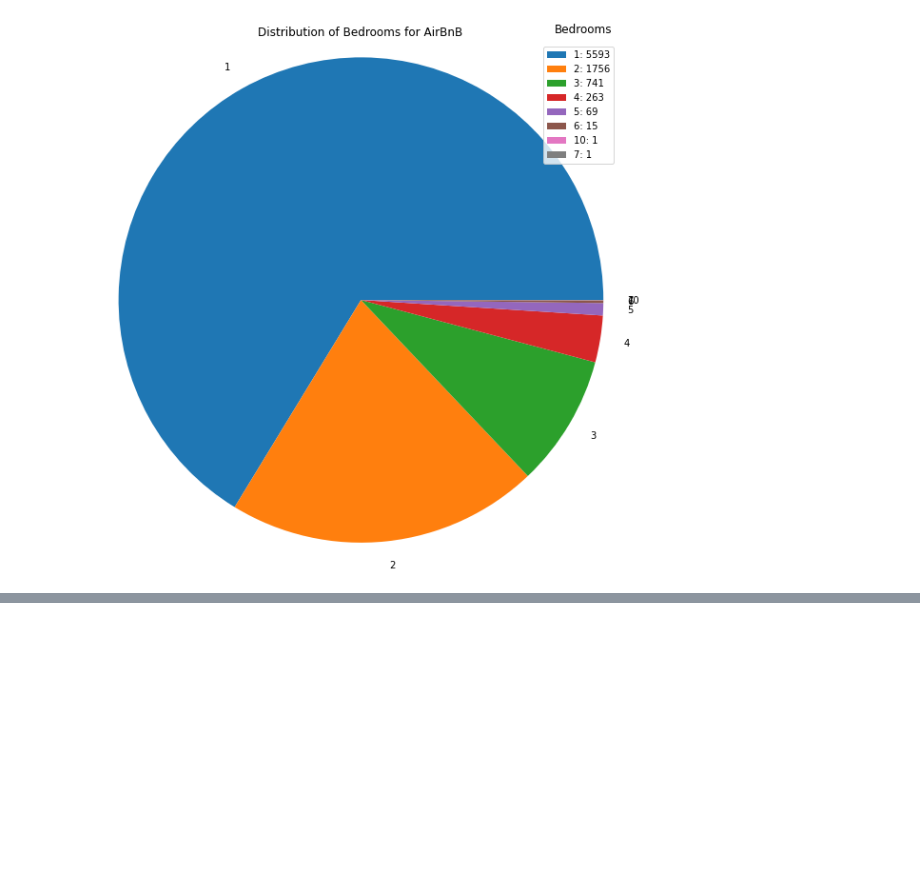
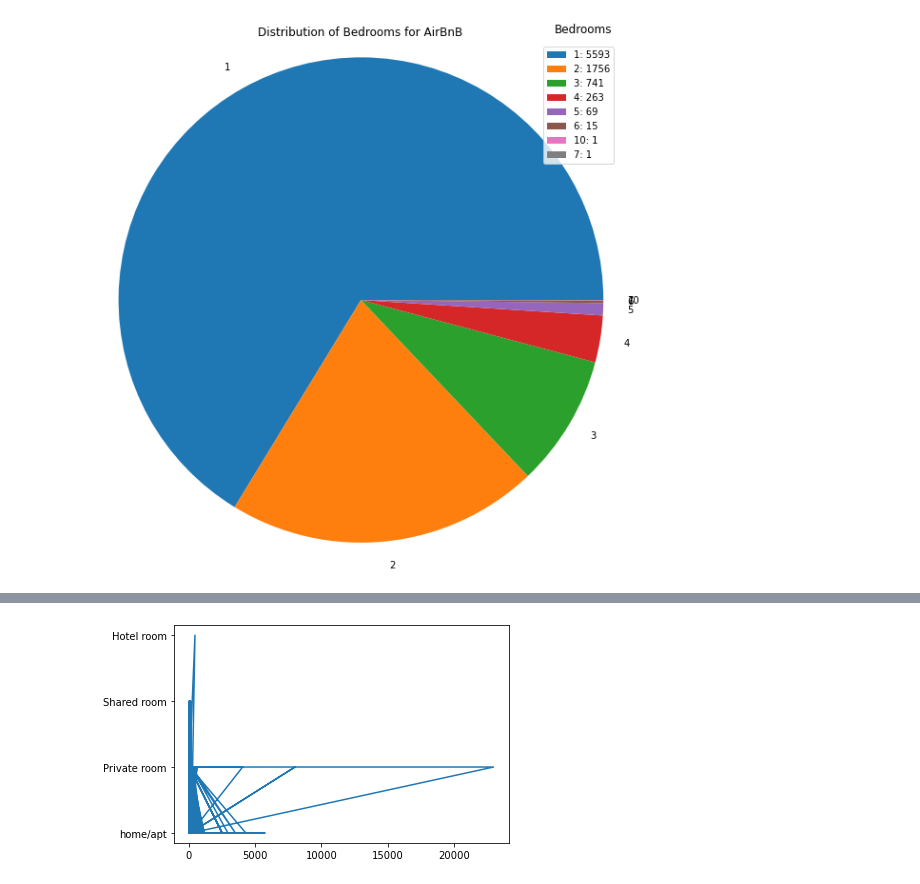
Before and after one commit to Debbydawn/Airbnb_application, a Jupyter notebook: Untitled.ipynb, the cells around one changed output, grey strips where cells are left out. Saved outputs shown, nothing was run; the diff lists cells and outputs as text; code cells hidden in the pictures; blank space fills up the shorter version.

```diff
--- a/Untitled.ipynb
+++ b/Untitled.ipynb
@@ -980,0 +1139,5 @@ plt.show()
+# %%
+plt.plot(loaded_data['price'],loaded_data['room_type'])
+plt.show()
+# %% [output]
+[figure, added]
```
Also changed, not shown: parts of 12 cells of this notebook.
